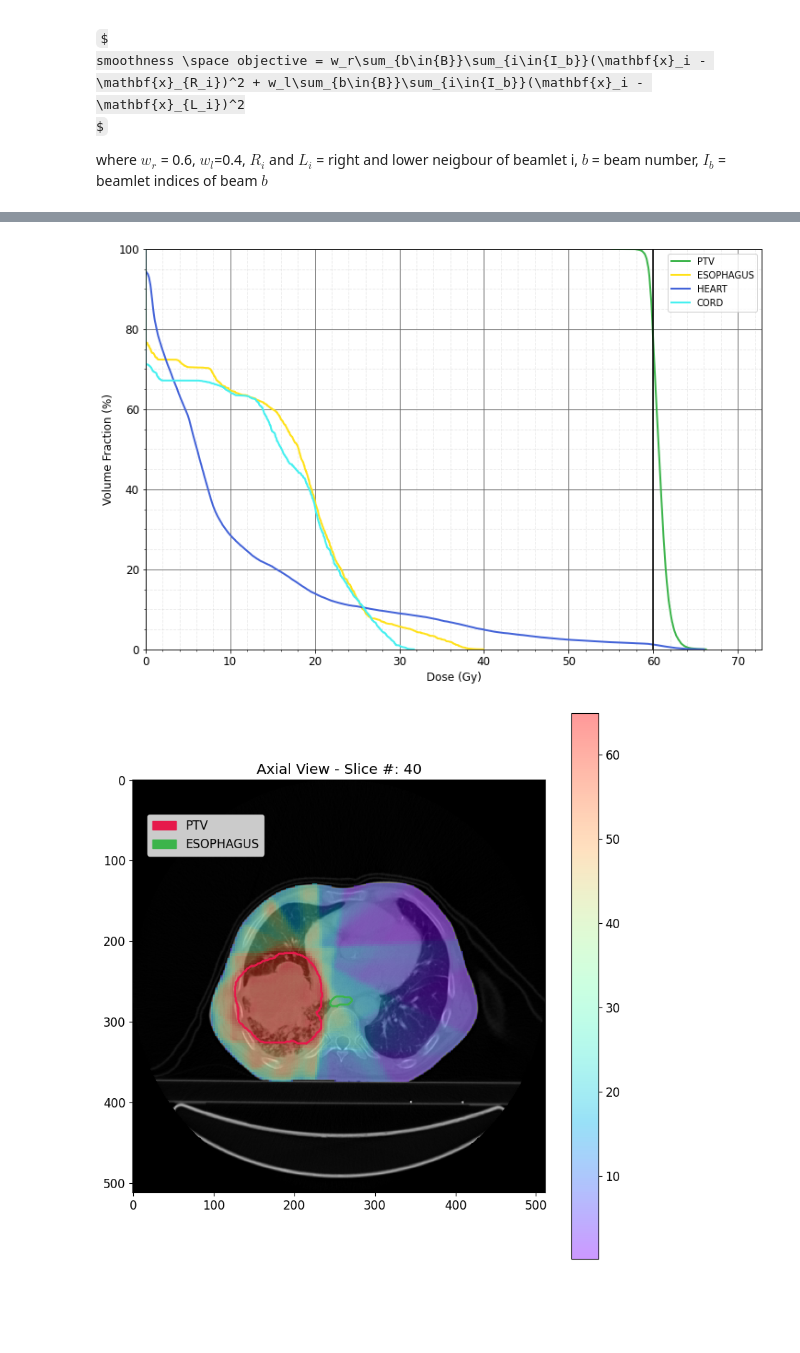
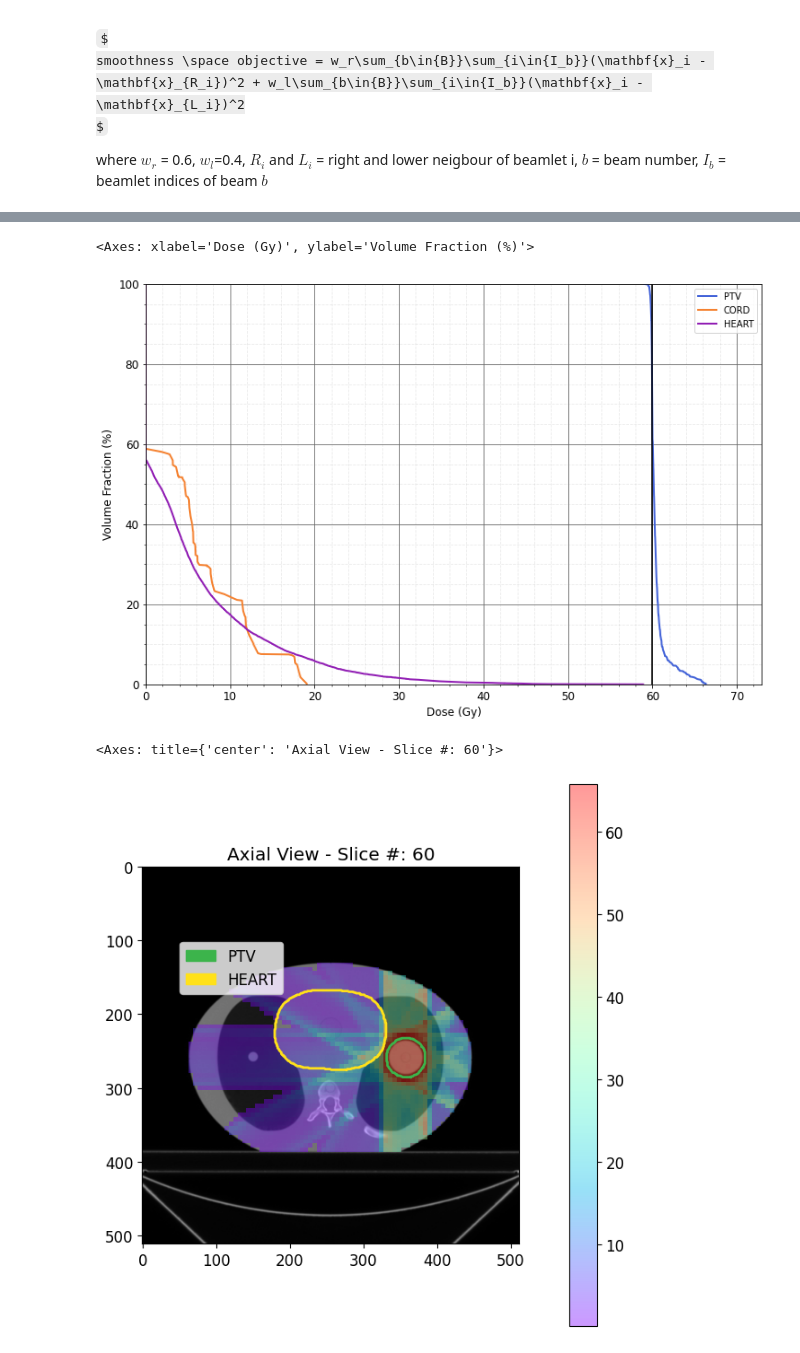
Before and after one commit to PortPy-Project/PortPy, a Jupyter notebook: examples/ex_1_introduction.ipynb, the cells around one changed output, grey strips where cells are left out. Saved outputs shown, nothing was run; the diff lists cells and outputs as text; code cells hidden in the pictures; some formulas as TeX source; blank space fills up the shorter version.

```diff
--- a/examples/ex_1_introduction.ipynb
+++ b/examples/ex_1_introduction.ipynb
@@ -32,5 +36,6 @@ F:\Research\Data_newformat\Python-PORT\examples
 # %%
 # pick a patient from the existing patient list to get detailed info about the patient data (e.g., beams_dict, structures, )
-patient_id = 'Lung_Patient_1'
-pp.Visualize.display_patient_metadata(patient_id, data_dir=data_dir)
+patient_id = 'Lung_Phantom_Patient_2'
+beams_df, structs_df = pp.Visualize.display_patient_metadata(patient_id, data_dir=data_dir, return_beams_df=True, return_structs_df=True)
+beams_df.head()
 # %% [output]
@@ -74,3 +66,12 @@ my_plan = pp.Plan(patient_id, data_dir=data_dir)
 Creating BEV..
 Loading sparse influence matrix...
 Done
+# %%
+# Let us create rinds for creating reasonable dose fall off for the plan
+rind_max_dose = np.array([1.1, 1.05, 0.9, 0.85, 0.75]) * my_plan.get_prescription()
+rind_params = [{'rind_name': 'RIND_0', 'ref_structure': 'PTV', 'margin_start_mm': 0, 'margin_end_mm': 5, 'max_dose_gy': rind_max_dose[0]},
+               {'rind_name': 'RIND_1', 'ref_structure': 'PTV', 'margin_start_mm': 5, 'margin_end_mm': 10, 'max_dose_gy': rind_max_dose[1]},
+               {'rind_name': 'RIND_2', 'ref_structure': 'PTV', 'margin_start_mm': 10, 'margin_end_mm': 30, 'max_dose_gy': rind_max_dose[2]},
+               {'rind_name': 'RIND_3', 'ref_structure': 'PTV', 'margin_start_mm': 30, 'margin_end_mm': 60, 'max_dose_gy': rind_max_dose[3]},
+               {'rind_name': 'RIND_4', 'ref_structure': 'PTV', 'margin_start_mm': 60, 'margin_end_mm': 'inf', 'max_dose_gy': rind_max_dose[4]}]
+my_plan.add_rinds(rind_params=rind_params)
@@ -119,5 +123,8 @@ $
 
 where $w_r$ = 0.6, $w_l$=0.4, $R_i$ and $L_i$ = right and lower neigbour of beamlet i, $b$ = beam number, $I_b$ = beamlet indices of beam $b$
 # %%
-sol = pp.Optimize.run_IMRT_fluence_map_CVXPy(my_plan, solver='MOSEK')
+# create cvxpy problem with max and mean dose clinical criteria and the above objective functions
+prob = pp.CvxPyProb(my_plan)
+prob.solve(solver='MOSEK', verbose=False)
+sol = prob.get_sol()
 # %% [output]
@@ -141,8 +140,8 @@ Elapsed time 187.49383687973022 seconds
 # %%
 # Comment/Uncomment these lines to save and load the pickle file for plans and optimal solution from the directory
-# pp.save_plan(my_plan, plan_name='my_plan', path=r'C:\temp')
-# pp.save_optimal_sol(sol, sol_name='sol', path=r'C:\temp')
+pp.save_plan(my_plan, plan_name='my_plan', path=r'C:\temp')
+pp.save_optimal_sol(sol, sol_name='sol', path=r'C:\temp')
 # my_plan = pp.load_plan(path=r'C:\temp')
-sol = pp.load_optimal_sol(sol_name='sol', path=r'C:\temp')
+# sol = pp.load_optimal_sol(sol_name='sol', path=r'C:\temp')
 # %%
 # plot fluence in 3d and 2d
@@ -162,11 +166,13 @@ pp.Visualize.plot_dvh(my_plan, sol=sol, structs=structs)
 # 2. Using object of class Plan. In this case, one doesnt need to pass the plan object as an argument
 # my_plan.plot_dvh(sol=sol, structs=structs)
 # %% [output]
+<Axes: xlabel='Dose (Gy)', ylabel='Volume Fraction (%)'>
-[figure, old version]
+[figure, new version]
 # %%
 # plot 2d axial slice for the given solution and display the structures contours on the slice
-pp.Visualize.plot_2d_dose(my_plan, sol=sol, slice_num=40, structs=['PTV', 'ESOPHAGUS'], show_isodose=False)
+pp.Visualize.plot_2d_dose(my_plan, sol=sol, slice_num=60, structs=['PTV', 'HEART'])
 # %% [output]
+<Axes: title={'center': 'Axial View - Slice #: 60'}>
-[figure, old version]
+[figure, new version]
 # %%
 # visualize plan metrics based upon clinical criteria
```
Also changed, not shown: parts of 13 cells of this notebook, 17 other files.
